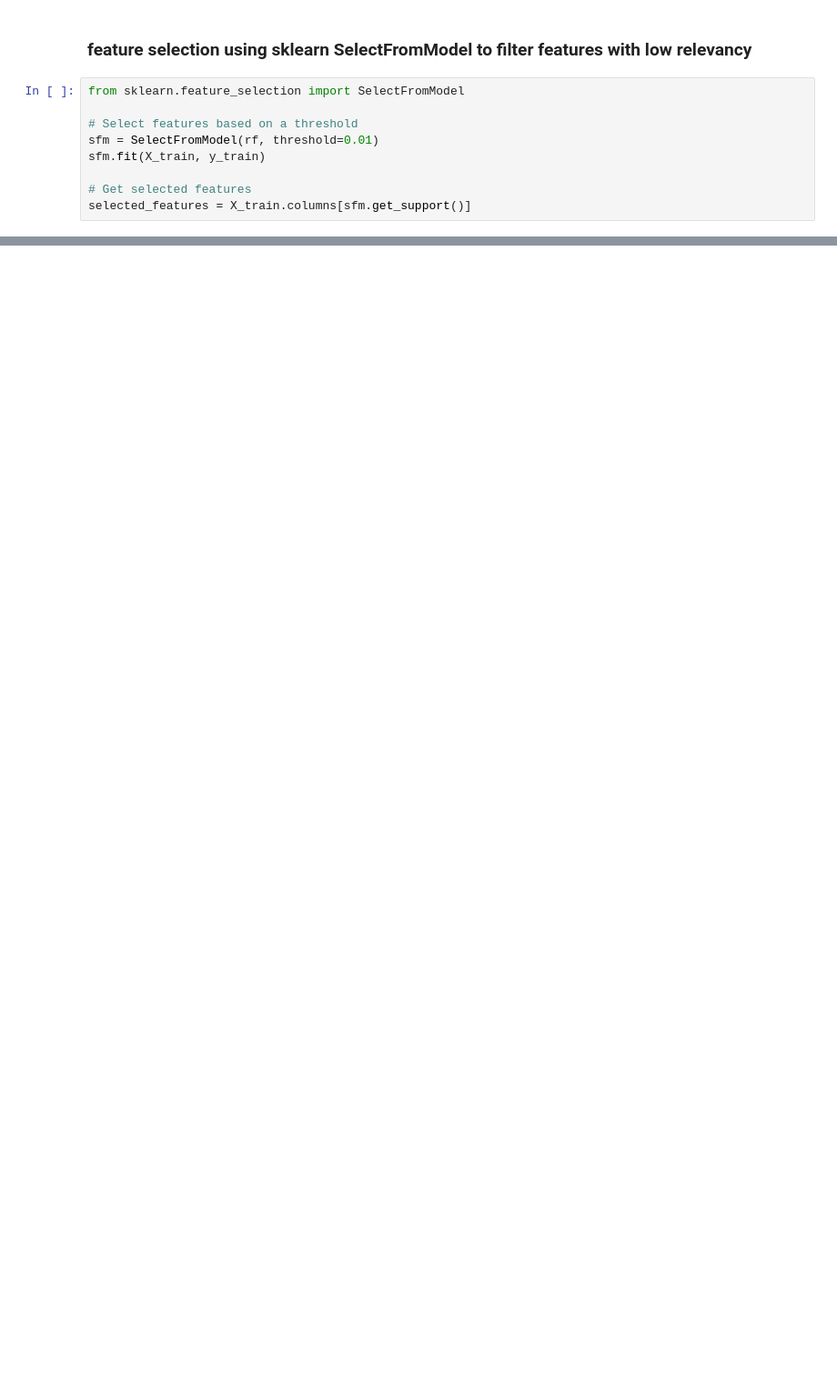
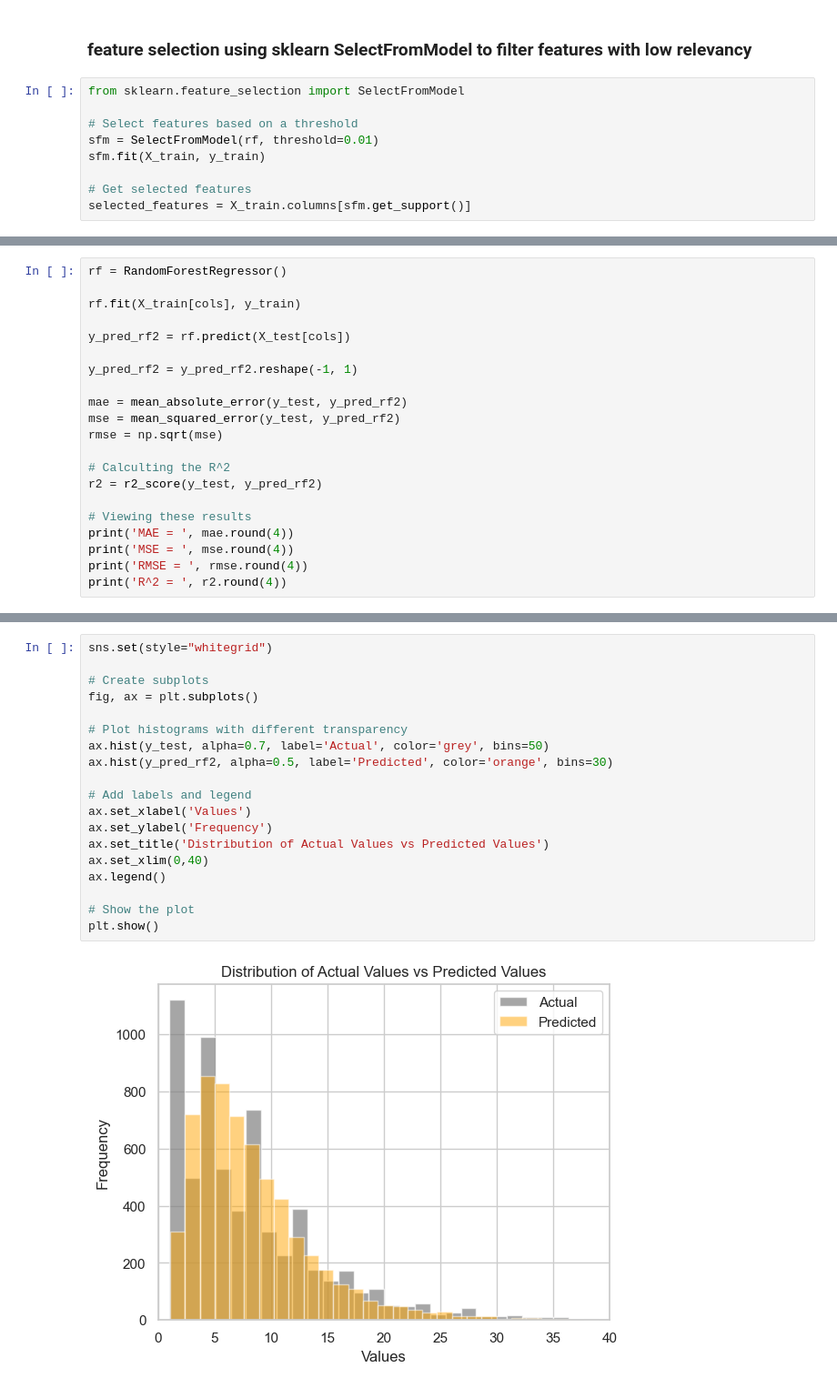
Before and after one commit to RQ92/Week-9-project-public, a Jupyter notebook: Task E1.ipynb, the cells around one changed output, grey strips where cells are left out. Shown at 91% size. Cells and saved outputs as stored; diff of their text form; blank space fills up the shorter version.

```diff
--- a/Task E1.ipynb
+++ b/Task E1.ipynb
@@ -944,0 +987,21 @@ ax.set_ylabel('Predicted Value');
+# %%
+rf = RandomForestRegressor()
+
+rf.fit(X_train[cols], y_train)
+
+y_pred_rf2 = rf.predict(X_test[cols])
+
+y_pred_rf2 = y_pred_rf2.reshape(-1, 1)
+
+mae = mean_absolute_error(y_test, y_pred_rf2)
+mse = mean_squared_error(y_test, y_pred_rf2)
+rmse = np.sqrt(mse)
+
+# Calculting the R^2
+r2 = r2_score(y_test, y_pred_rf2)
+
+# Viewing these results
+print('MAE = ', mae.round(4))
+print('MSE = ', mse.round(4))
+print('RMSE = ', rmse.round(4))
+print('R^2 = ', r2.round(4))
@@ -944,0 +1013,21 @@ ax.set_ylabel('Predicted Value');
+# %%
+sns.set(style="whitegrid")
+
+# Create subplots
+fig, ax = plt.subplots()
+
+# Plot histograms with different transparency
+ax.hist(y_test, alpha=0.7, label='Actual', color='grey', bins=50)
+ax.hist(y_pred_rf2, alpha=0.5, label='Predicted', color='orange', bins=30)
+
+# Add labels and legend
+ax.set_xlabel('Values')
+ax.set_ylabel('Frequency')
+ax.set_title('Distribution of Actual Values vs Predicted Values')
+ax.set_xlim(0,40)
+ax.legend()
+
+# Show the plot
+plt.show()
+# %% [output]
+[figure, added]
```
Also changed, not shown: parts of 131 cells of this notebook.
